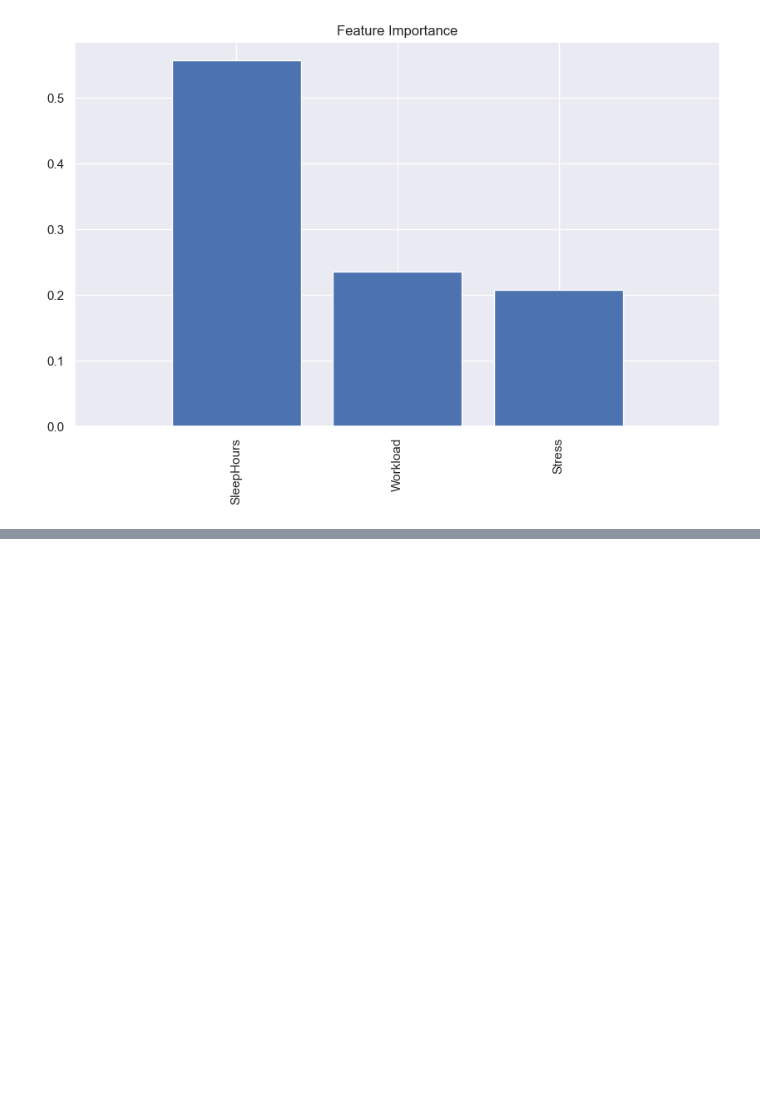
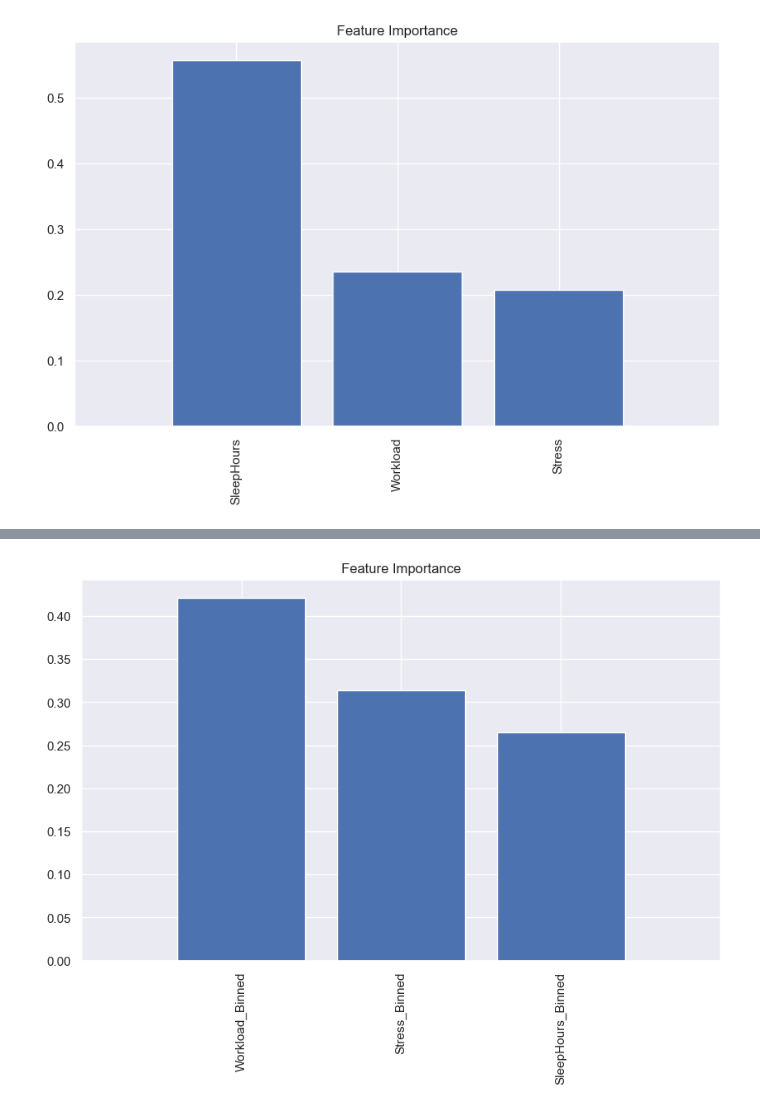
Before and after one commit to wk8481/SatisfactionLevel0, a Jupyter notebook: Notebook/RandomForest.ipynb, the cells around one changed output, grey strips where cells are left out. Cells and saved outputs as stored; diff of their text form; code cells hidden in the pictures; blank space fills up the shorter version.

Commit message:
Update RandomeForest

```diff
--- a/Notebook/RandomForest.ipynb
+++ b/Notebook/RandomForest.ipynb
@@ -14,6 +16,6 @@ from sklearn.metrics import mean_squared_error, r2_score
 # %%
 # load data
-df = pd.read_csv('../Resources/cleaned_employees.csv')
+df = pd.read_csv('../Resources/processed_features_job_satisfaction.csv')
 # %%
 df.dtypes
 # %% [output]
@@ -151,0 +159,94 @@ plt.show()
+# %%
+
+# Define all features and target
+features = ["Workload_Binned", "Stress_Binned", "SleepHours_Binned"]
+
+target = "JobSatisfaction"  # Make sure that 'JobSatisfaction' is a categorical variable for classification
+
+# Extract X and y
+x = df[features]  # Features
+y = df[target]    # Target
+
+# Split data into training and testing sets
+x_train, x_test, y_train, y_test = train_test_split(x, y, test_size=0.2, random_state=42)
+
+# Initialize the RandomForestClassifier (instead of Regressor)
+from sklearn.ensemble import RandomForestClassifier
+
+rf_classifier = RandomForestClassifier(n_estimators=100, random_state=42, min_samples_split=2, min_samples_leaf=1, max_features='auto')
+
+# Train the classifier
+rf_classifier.fit(x_train, y_train)
+
+# Make predictions on the test set
+y_pred = rf_classifier.predict(x_test)
+
+# Evaluate the classifier
+from sklearn.metrics import accuracy_score, classification_report, confusion_matrix
+
+accuracy = accuracy_score(y_test, y_pred)
+print(f'Accuracy: {accuracy}')
+
+# Detailed classification report
+print("Classification Report:\n", classification_report(y_test, y_pred))
+
+# Confusion matrix
+print("Confusion Matrix:\n", confusion_matrix(y_test, y_pred))
+
+# Apply Hyperparameter tuning
+from sklearn.model_selection import RandomizedSearchCV
+from scipy.stats import randint
+
+# Initialize the RandomForestClassifier
+rf = RandomForestClassifier( n_estimators=500, max_leaf_nodes=16, max_features='auto', random_state=42, n_jobs=-1)
+
+# Define the hyperparameter space
+hyperparameters = {
+    'n_estimators': randint(100, 500),               # Number of trees in the forest
+    'max_depth': [None, 10, 20, 30],                 # Maximum depth of each tree
+    'min_samples_split': randint(2, 11),             # Minimum samples required to split a node
+    'min_samples_leaf': randint(1, 5),               # Minimum samples required at a leaf node
+    'max_features': ['auto', 'sqrt'],                # Number of features to consider when looking for the best split
+}
+
+# Set up the RandomizedSearchCV with 5-fold cross-validation
+random_search = RandomizedSearchCV(estimator=rf, param_distributions=hyperparameters, n_iter=50, cv=5, random_state=42, n_jobs=-1, verbose=2)
+
+# Fit the RandomizedSearchCV to the training data
+random_search.fit(x_train, y_train)
+
+# Get the best hyperparameters
+print("Best Hyperparameters: ", random_search.best_params_)
+
+# Use the best estimator to make predictions
+best_rf = random_search.best_estimator_
+y_pred = best_rf.predict(x_test)
+
+# Evaluate the model with best hyperparameters
+accuracy = accuracy_score(y_test, y_pred)
+print(f'Accuracy: {accuracy}')
+
+# Detailed classification report
+print("Classification Report:\n", classification_report(y_test, y_pred))
+
+# Confusion matrix
+print("Confusion Matrix:\n", confusion_matrix(y_test, y_pred))
+
+# Visualize feature importance
+import numpy as np
+import matplotlib.pyplot as plt
+
+# Get feature importances from the model
+importances = best_rf.feature_importances_
+
+# Sort the feature importances in descending order and get the indices
+indices = np.argsort(importances)[::-1]
+
+# Visualize feature importance
+plt.figure(figsize=(10, 6))
+plt.title("Feature Importance")
+plt.bar(range(x_train.shape[1]), importances[indices], align="center")
+plt.xticks(range(x_train.shape[1]), [x_train.columns[i] for i in indices], rotation=90)
+plt.xlim([-1, x_train.shape[1]])
+plt.show()
+# %% [output]
@@ -151,0 +287 @@ plt.show()
+[figure, added]
```
Also changed, not shown: parts of 12 cells of this notebook, 3 other files.
